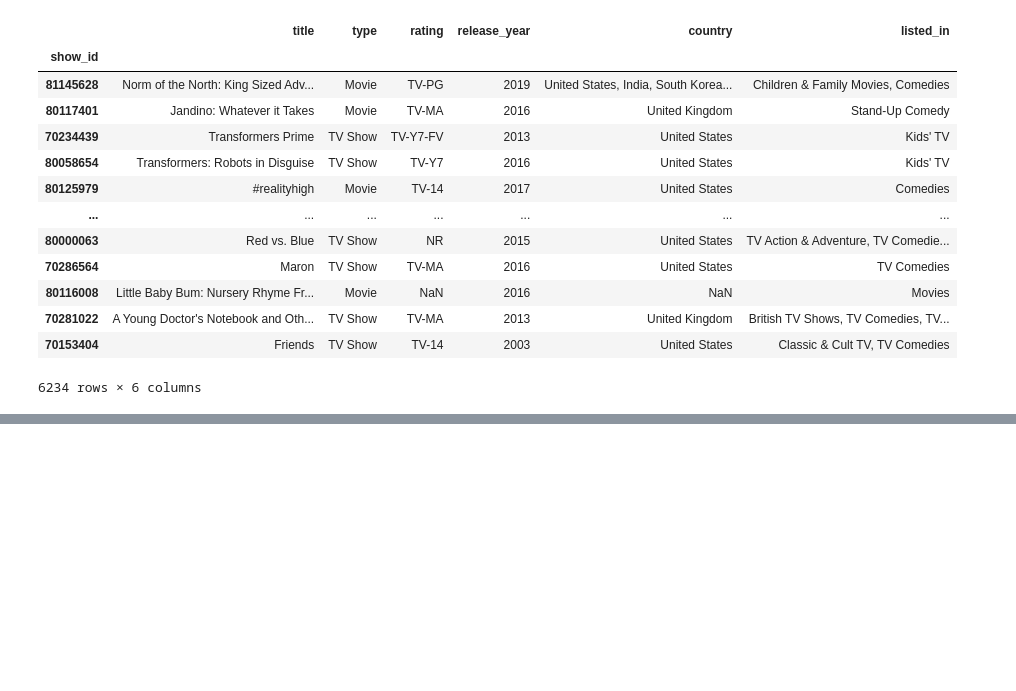
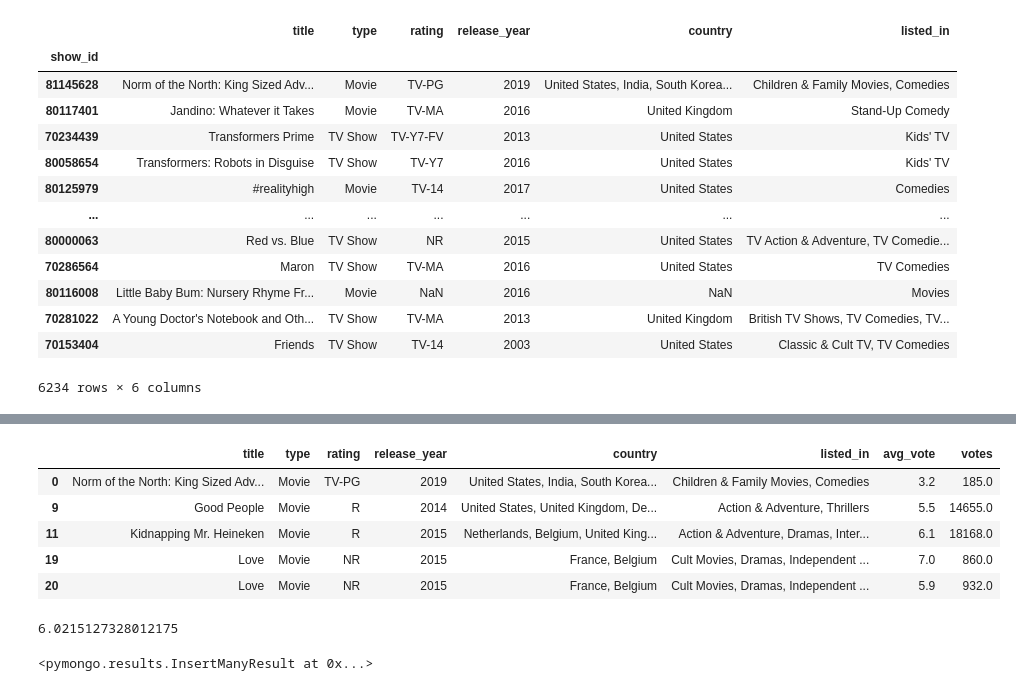
Before and after one commit to mrucker813/ETL-grp03, a Jupyter notebook: Project13.ipynb, the cells around one changed output, grey strips where cells are left out. Drawn from its saved outputs; the diff is of its cells as text; code cells hidden in the pictures; blank space fills up the shorter version.

```diff
--- a/Project13.ipynb
+++ b/Project13.ipynb
@@ -94,0 +113,15 @@ combined_df
+# %%
+no_null_df =  merged_movies_only_df.dropna(subset = ['avg_vote'])
+no_null_df.head()
+# %% [output]
+|  | title | type | rating | release_year | country | listed_in | avg_vote | votes |
+| 0 | Norm of the North: King Sized Adv... | Movie | TV-PG | 2019 | United States, India, South Korea... | Children & Family Movies, Comedies | 3.2 | 185.0 |
+| 9 | Good People | Movie | R | 2014 | United States, United Kingdom, De... | Action & Adventure, Thrillers | 5.5 | 14655.0 |
+| 11 | Kidnapping Mr. Heineken | Movie | R | 2015 | Netherlands, Belgium, United King... | Action & Adventure, Dramas, Inter... | 6.1 | 18168.0 |
+| 19 | Love | Movie | NR | 2015 | France, Belgium | Cult Movies, Dramas, Independent ... | 7.0 | 860.0 |
+| 20 | Love | Movie | NR | 2015 | France, Belgium | Cult Movies, Dramas, Independent ... | 5.9 | 932.0 |
+# %%
+avg_rating_df = no_null_df["avg_vote"].mean()
+print(avg_rating_df)
+# %% [output]
+6.0215127328012175
@@ -94,0 +133,4 @@ combined_df
+# %%
+db.movies.insert_many(no_null_df.to_dict('records'))
+# %% [output]
+<pymongo.results.InsertManyResult at 0x...>
```
Also changed, not shown: parts of 7 cells of this notebook, 2 other files.
